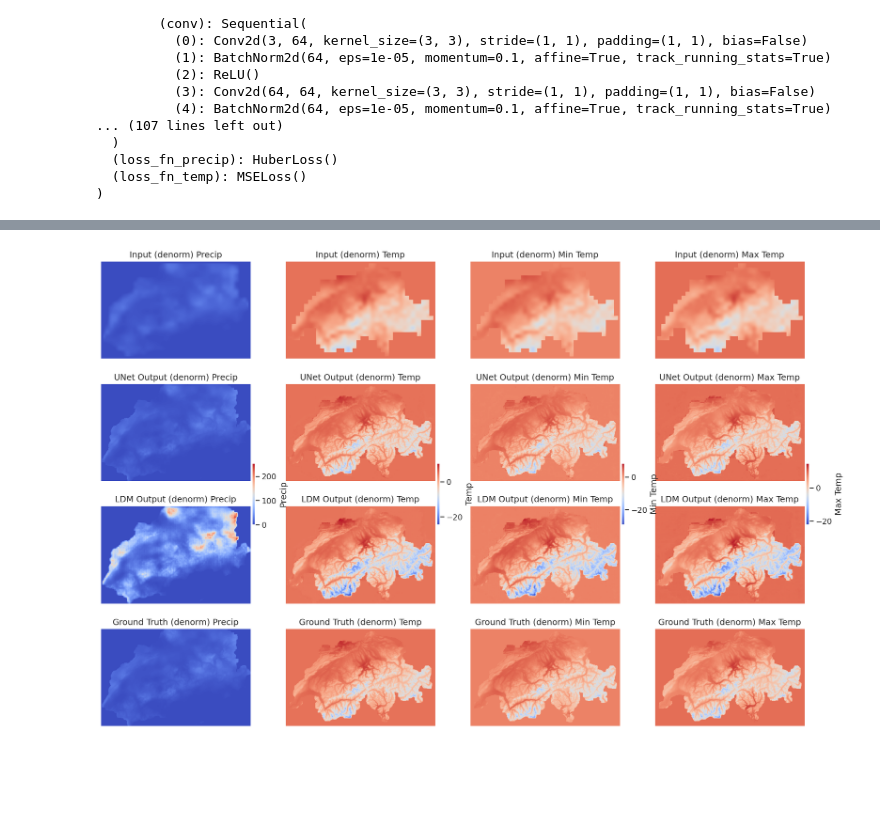
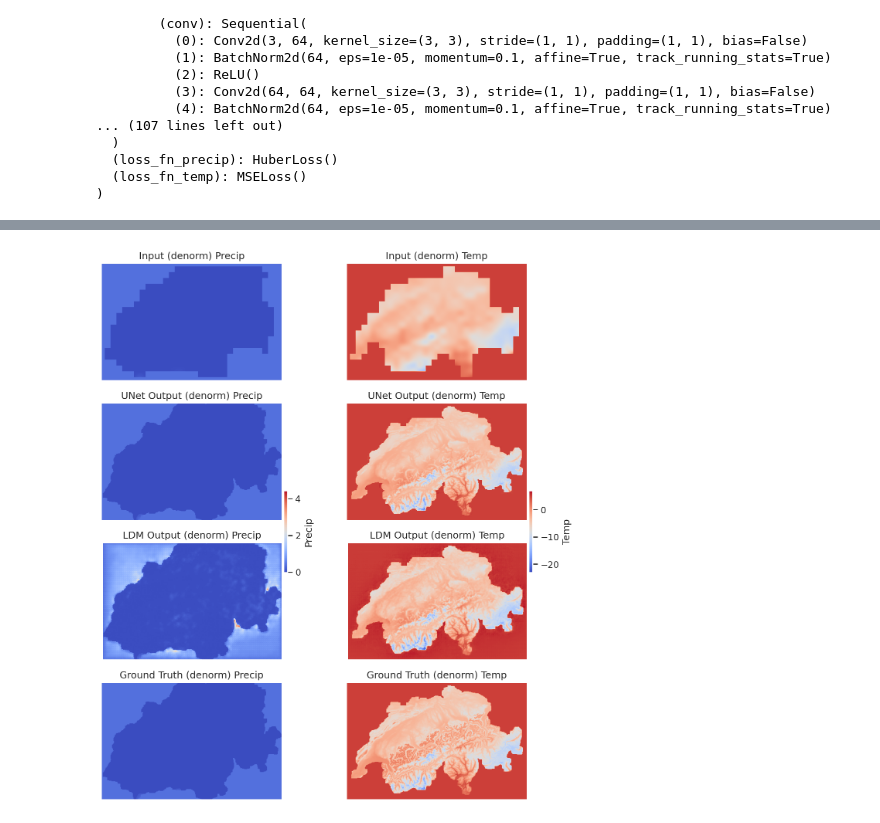
Before and after one commit to AsthanaShivanshi/Downscaling_Models, a Jupyter notebook: LDM_conditional/inference_frame.ipynb, the cells around one changed output, grey strips where cells are left out. Cells and saved outputs as stored; diff of their text form; code cells hidden in the pictures; blank space fills up the shorter version.

```diff
--- a/LDM_conditional/inference_frame.ipynb
+++ b/LDM_conditional/inference_frame.ipynb
@@ -8,7 +6,7 @@ from scipy.stats import zscore
 from scipy.stats import boxcox
 import scipy.stats as stats
 # %%
-idx = 20
+idx = 30
 # %%
 import sys
 sys.path.append("..")
@@ -365,12 +337,15 @@ DownscalingUnetLightning(
 # %%
 encoder = SimpleConvEncoder(in_dim=2, levels=2, min_ch=16, ch_mult=4)
 decoder = SimpleConvDecoder(in_dim=16, levels=2, min_ch=16, out_dim=2, ch_mult=4)
+
+#Latent dim has to be explicity set!!!! NPOTE : AsthanaSh
 vae_model = AutoencoderKL(
     encoder=encoder,
     decoder=decoder,
     kl_weight=0.001,
     ae_flag="residual",
-    unet_regr=unet_regr
+    unet_regr=unet_regr,
+    latent_dim=16
 )
 vae_ckpt = torch.load(
     "/work/FAC/FGSE/IDYST/tbeucler/downscaling/sasthana/Downscaling/Downscaling_Models/LDM_conditional/trained_ckpts_optimised/12km/VAE_ckpts/VAE_levels_latentdim_16_klweight_0.001_checkpoint.ckpt",
@@ -441 +447,6 @@ UnpicklingError: Weights only load failed. This file can still be loaded, to do
+# %%
+unet_regr.precip_epsilon = pr_params.get('epsilon', 0.05)
+unet_regr.precip_mean = pr_params['mean']
+unet_regr.precip_std = pr_params['std']
+unet_regr.precip_channel_idx = 0
 # %%
@@ -477,89 +690,65 @@ with torch.no_grad():
 # %%
 with torch.no_grad():
-    input_sample = test_inputs[idx].unsqueeze(0).to(device)  # (1, 5, H, W)
-    unet_pred = UNet_model(input_sample)                    # (1, 4, H, W)
+    input_sample = test_inputs[idx].unsqueeze(0).to(device)  # (1, C_in, H, W)
+    unet_pred = unet_regr(input_sample)                      # (1, C_out, H, W)
+    final_pred_np = final_pred[0].cpu().numpy()              # (C_out, H, W)
+    unet_pred_np = unet_pred[0].cpu().numpy()                # (C_out, H, W)
+    input_np = input_sample[0, :unet_pred_np.shape[0]].cpu().numpy()  # (C_out, H, W)
+    target_np = test_targets[idx][:unet_pred_np.shape[0]].cpu().numpy()  # (C_out, H, W)
 
-    input_np = input_sample[0, :4].cpu().numpy()    # (4, H, W)
-    unet_pred_np = unet_pred[0].cpu().numpy()       # (4, H, W)
-    channel_names = ["Precip", "Temp", "Min Temp", "Max Temp"]
+    channel_names = ["Precip", "Temp"]
+    params_list = [pr_params, temp_params]
 
-    # Denormalize input
     input_denorm = np.empty_like(input_np)
-    for i, (var, params) in enumerate([
-        ("precip", pr_params),
-        ("temp", temp_params),
-        ("temp_min", temp_min_params),
-        ("temp_max", temp_max_params)
-    ]):
-        if var == "precip":
+    for i, params in enumerate(params_list):
+        if i == 0:  # Precip
             input_denorm[i] = denorm_pr(input_np[i])
         else:
             input_denorm[i] = denorm_temp(input_np[i], params)
 
-    # Denormalize UNet output
     unet_pred_denorm = np.empty_like(unet_pred_np)
-    for i, (var, params) in enumerate([
-        ("precip", pr_params),
-        ("temp", temp_params),
-        ("temp_min", temp_min_params),
-        ("temp_max", temp_max_params)
-    ]):
-        if var == "precip":
+    for i, params in enumerate(params_list):
+        if i == 0:
             unet_pred_denorm[i] = denorm_pr(unet_pred_np[i])
         else:
             unet_pred_denorm[i] = denorm_temp(unet_pred_np[i], params)
 
-    # Denormalize LDM output (final_pred)
-    final_pred_np = final_pred[0].cpu().numpy()  # (4, H, W)
     ldm_pred_denorm = np.empty_like(final_pred_np)
-    for i, (var, params) in enumerate([
-        ("precip", pr_params),
-        ("temp", temp_params),
-        ("temp_min", temp_min_params),
-        ("temp_max", temp_max_params)
-    ]):
-        if var == "precip":
+    for i, params in enumerate(params_list):
+        if i == 0:
             ldm_pred_denorm[i] = denorm_pr(final_pred_np[i])
         else:
             ldm_pred_denorm[i] = denorm_temp(final_pred_np[i], params)
 
-    # Denormalize ground truth
-    target_np = test_targets[idx].cpu().numpy()  # (4, H, W)
     target_denorm = np.empty_like(target_np)
-    for i, (var, params) in enumerate([
-        ("precip", pr_params),
-        ("temp", temp_params),
-        ("temp_min", temp_min_params),
-        ("temp_max", temp_max_params)
-    ]):
-        if var == "precip":
+    for i, params in enumerate(params_list):
+        if i == 0:
             target_denorm[i] = denorm_pr(target_np[i])
         else:
             target_denorm[i] = denorm_temp(target_np[i], params)
 
-    vmins = [min(input_denorm[j].min(), unet_pred_denorm[j].min(), ldm_pred_denorm[j].min(), target_denorm[j].min()) for j in range(4)]
-    vmaxs = [max(input_denorm[j].max(), unet_pred_denorm[j].max(), ldm_pred_denorm[j].max(), target_denorm[j].max()) for j in range(4)]
+    vmins = [min(input_denorm[j].min(), unet_pred_denorm[j].min(), ldm_pred_denorm[j].min(), target_denorm[j].min()) for j in range(len(params_list))]
+    vmaxs = [max(input_denorm[j].max(), unet_pred_denorm[j].max(), ldm_pred_denorm[j].max(), target_denorm[j].max()) for j in range(len(params_list))]
 
-    fig, axes = plt.subplots(4, 4, figsize=(18, 12), dpi=150)
-    im_handles = []
-    for j in range(4):
-        im_handles.append(axes[0, j].imshow(np.flipud(input_denorm[j]), cmap='coolwarm', vmin=vmins[j], vmax=vmaxs[j]))
+    fig, axes = plt.subplots(4, len(params_list), figsize=(5*len(params_list), 12), dpi=150)
+    if len(params_list) == 1:
+        axes = axes[:, np.newaxis]
+    for j in range(len(params_list)):
+        axes[0, j].imshow(np.flipud(input_denorm[j]), cmap='coolwarm', vmin=vmins[j], vmax=vmaxs[j])
         axes[0, j].set_title(f"Input (denorm) {channel_names[j]}")
         axes[0, j].axis('off')
         axes[1, j].imshow(np.flipud(unet_pred_denorm[j]), cmap='coolwarm', vmin=vmins[j], vmax=vmaxs[j])
         axes[1, j].set_title(f"UNet Output (denorm) {channel_names[j]}")
         axes[1, j].axis('off')
         axes[2, j].imshow(np.flipud(ldm_pred_denorm[j]), cmap='coolwarm', vmin=vmins[j], vmax=vmaxs[j])
         axes[2, j].set_title(f"LDM Output (denorm) {channel_names[j]}")
         axes[2, j].axis('off')
         axes[3, j].imshow(np.flipud(target_denorm[j]), cmap='coolwarm', vmin=vmins[j], vmax=vmaxs[j])
         axes[3, j].set_title(f"Ground Truth (denorm) {channel_names[j]}")
         axes[3, j].axis('off')
-
-    for j in range(4):
         cbar = fig.colorbar(axes[0, j].images[0], ax=axes[:, j], fraction=0.02, pad=0.01)
         cbar.ax.set_ylabel(channel_names[j])
 
     plt.show()
 # %% [output]
-[figure, old version]
+[figure, new version]
```
Also changed, not shown: parts of 7 cells of this notebook, 1 other file.
